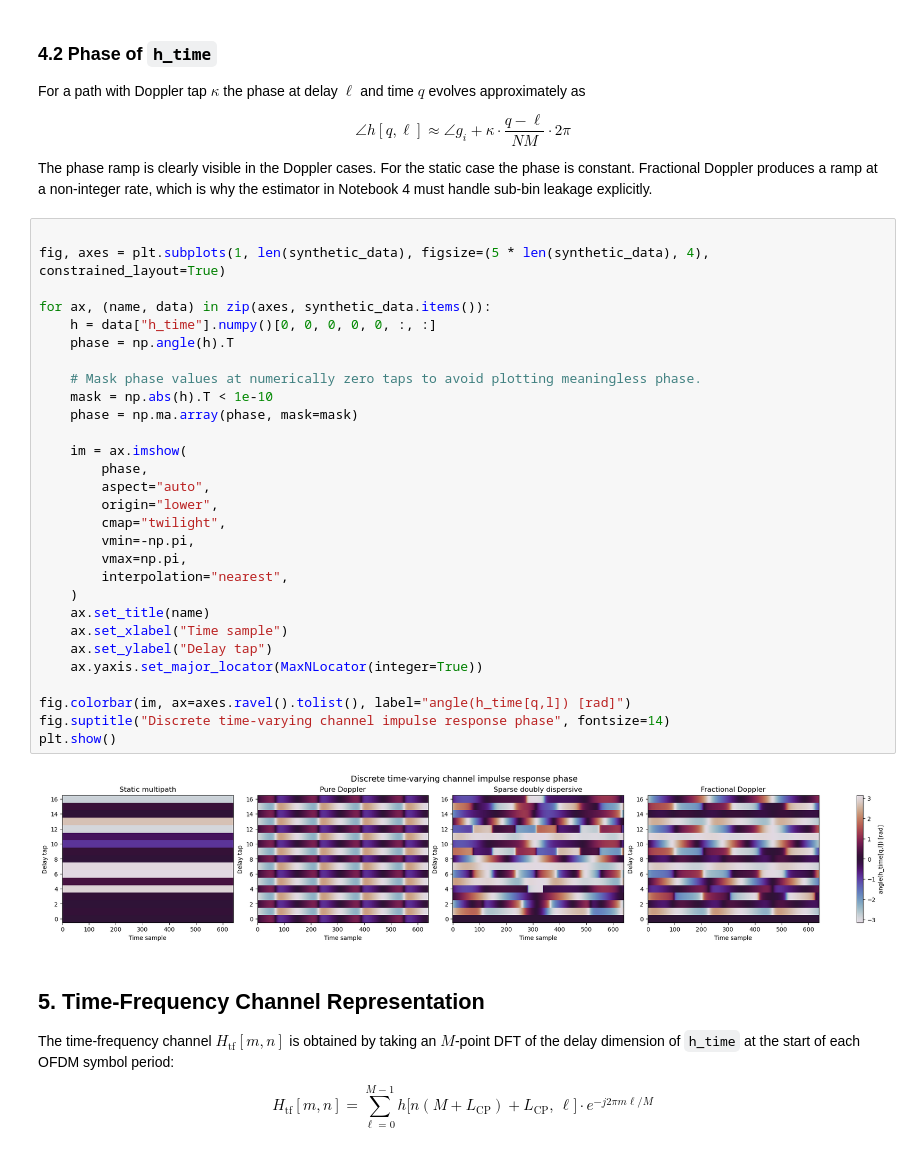
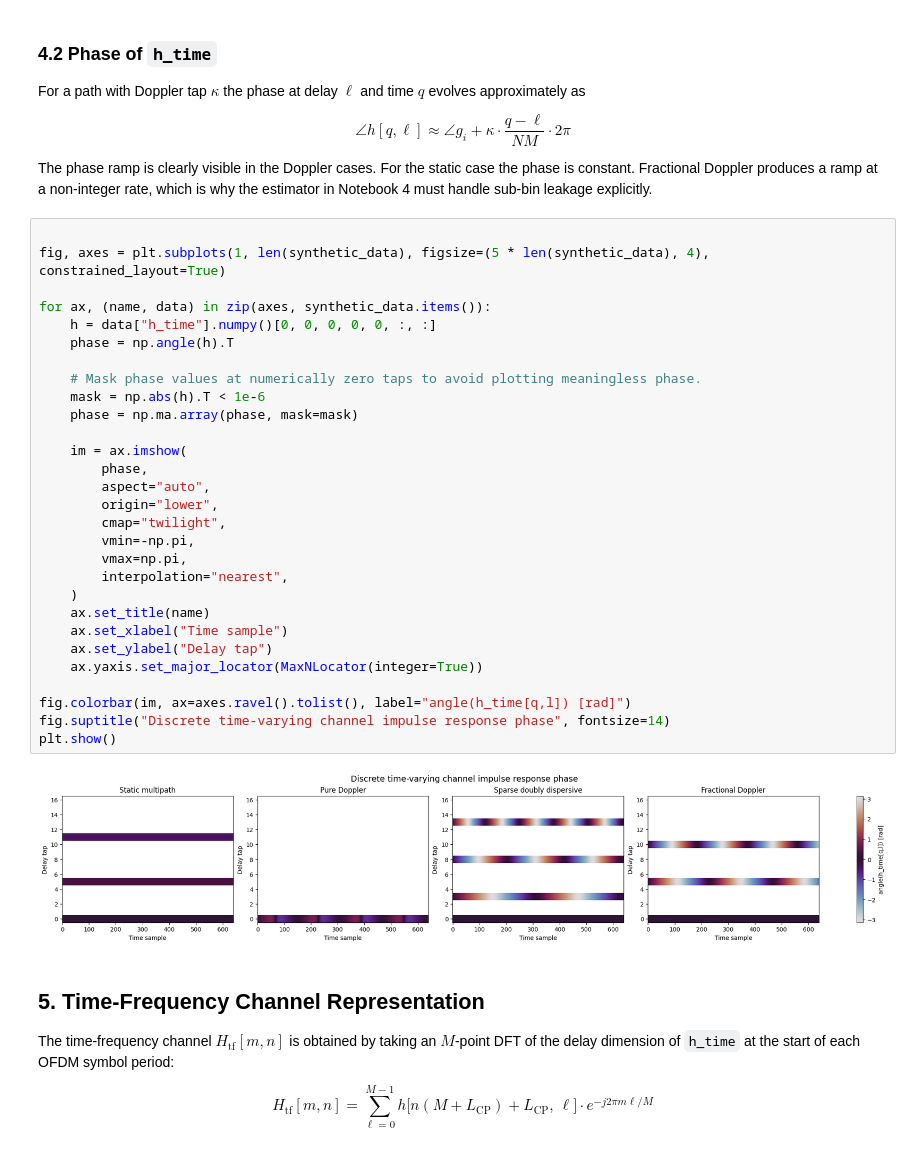
Before and after one commit to ant-uni-bremen/OpenOTFS, a Jupyter notebook: examples/channel_representations.ipynb, the cells around one changed output. Drawn from its saved outputs; the diff is of its cells as text.

```diff
--- a/examples/channel_representations.ipynb
+++ b/examples/channel_representations.ipynb
@@ -417,34 +423,34 @@ The phase ramp is clearly visible in the Doppler cases. For the static case the
 # %%
 
 fig, axes = plt.subplots(1, len(synthetic_data), figsize=(5 * len(synthetic_data), 4), constrained_layout=True)
 
 for ax, (name, data) in zip(axes, synthetic_data.items()):
     h = data["h_time"].numpy()[0, 0, 0, 0, 0, :, :]
     phase = np.angle(h).T
 
     # Mask phase values at numerically zero taps to avoid plotting meaningless phase.
-    mask = np.abs(h).T < 1e-10
+    mask = np.abs(h).T < 1e-6
     phase = np.ma.array(phase, mask=mask)
 
     im = ax.imshow(
         phase,
         aspect="auto",
         origin="lower",
         cmap="twilight",
         vmin=-np.pi,
         vmax=np.pi,
         interpolation="nearest",
     )
     ax.set_title(name)
     ax.set_xlabel("Time sample")
     ax.set_ylabel("Delay tap")
     ax.yaxis.set_major_locator(MaxNLocator(integer=True))
 
 fig.colorbar(im, ax=axes.ravel().tolist(), label="angle(h_time[q,l]) [rad]")
 fig.suptitle("Discrete time-varying channel impulse response phase", fontsize=14)
 plt.show()
 # %% [output]
-[figure, old version]
+[figure, new version]
 # %% [markdown]
 ## 5. Time-Frequency Channel Representation
 
```
Also changed, not shown: parts of 9 cells of this notebook, 6 other files.
